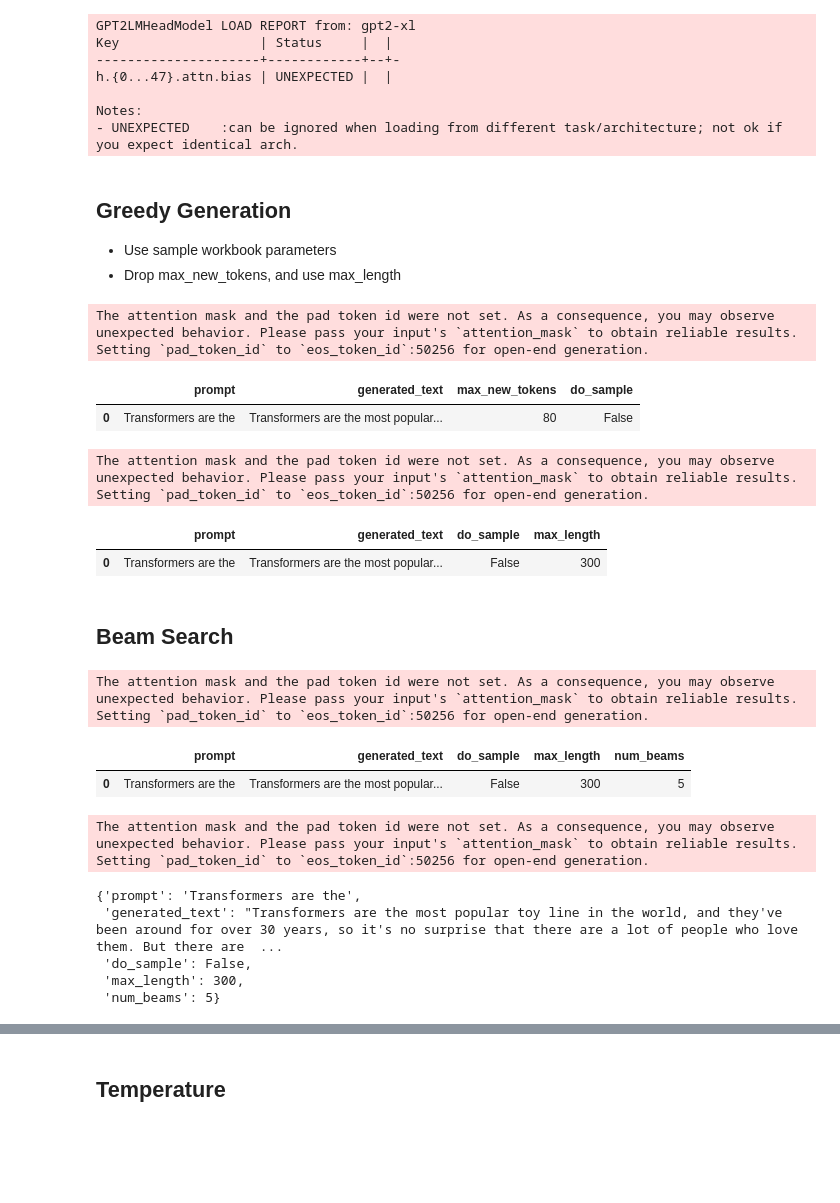
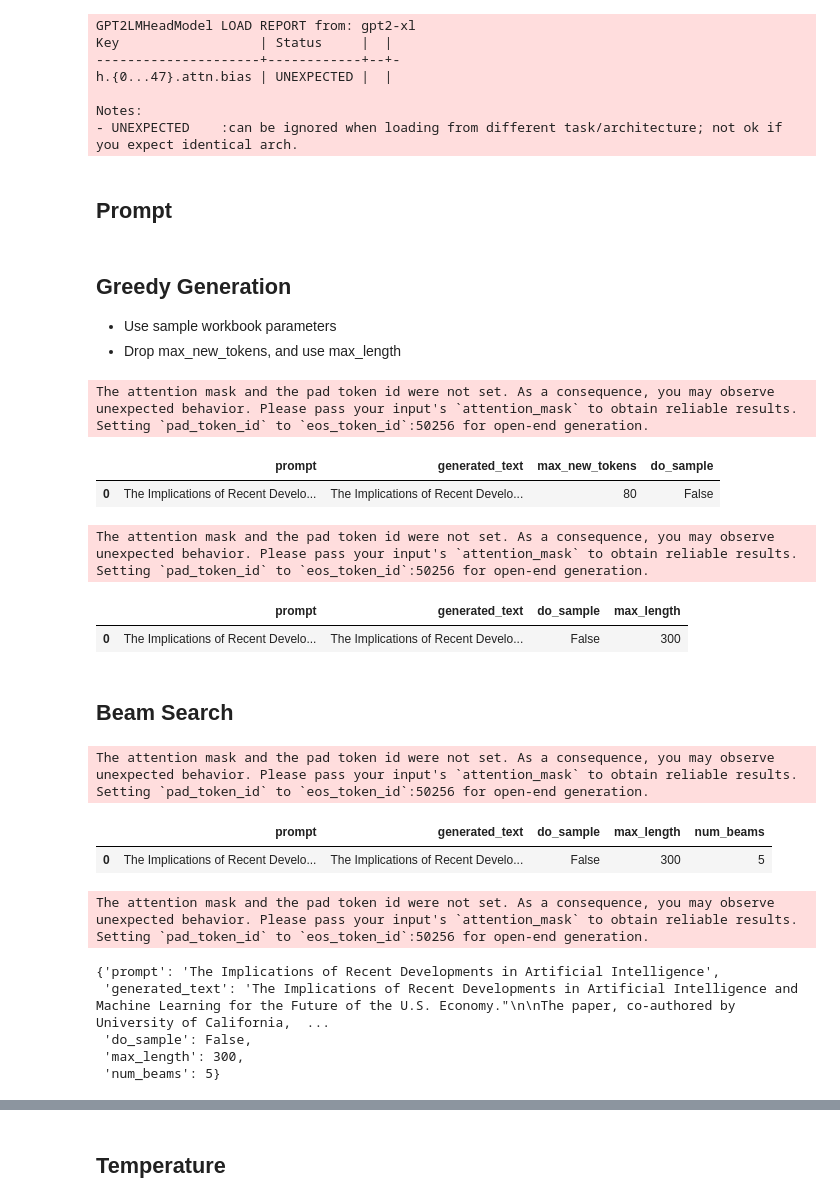
Before and after one commit to qaz73/MN5162, a Jupyter notebook: Section2/MN5162_Section2_Assignment_gorourke.ipynb, the cells around one changed output, grey strips where cells are left out. Cells and saved outputs as stored; diff of their text form; code cells hidden in the pictures; blank space fills up the shorter version.

```diff
--- a/Section2/MN5162_Section2_Assignment_gorourke.ipynb
+++ b/Section2/MN5162_Section2_Assignment_gorourke.ipynb
@@ -78,25 +80,27 @@ def generate_text(tokenizer,model,device, prompt,  **text_gen_kwargs):
     generated_text = tokenizer.decode(output[0])
 
     return { "prompt": prompt,"generated_text": generated_text, **text_gen_kwargs}
+# %% [markdown]
+## Prompt
+# %%
+input_text = "The Implications of Recent Developments in Artificial Intelligence"
 # %% [markdown]
 ## Greedy Generation
 - Use sample workbook parameters
 - Drop max_new_tokens, and use max_length
 # %%
-pd.set_option('display.max_colwidth', 1000)
-input_text = "Transformers are the"
 
 args = {"max_new_tokens" : 80, "do_sample":False}
 
 result = generate_text(tokenizer,model, device,input_text, **args)
 
 result_df = pd.DataFrame([result])
 display (result_df)
 # %% [output]
 The attention mask and the pad token id were not set. As a consequence, you may observe unexpected behavior. Please pass your input's `attention_mask` to obtain reliable results.
 Setting `pad_token_id` to `eos_token_id`:50256 for open-end generation.
 |  | prompt | generated_text | max_new_tokens | do_sample |
-| 0 | Transformers are the | Transformers are the most popular... | 80 | False |
+| 0 | The Implications of Recent Develo... | The Implications of Recent Develo... | 80 | False |
 # %%
 
 args = {"do_sample":False, "max_length":  300}
@@ -110,7 +114,7 @@ display (result_df)
 The attention mask and the pad token id were not set. As a consequence, you may observe unexpected behavior. Please pass your input's `attention_mask` to obtain reliable results.
 Setting `pad_token_id` to `eos_token_id`:50256 for open-end generation.
 |  | prompt | generated_text | do_sample | max_length |
-| 0 | Transformers are the | Transformers are the most popular... | False | 300 |
+| 0 | The Implications of Recent Develo... | The Implications of Recent Develo... | False | 300 |
 # %% [markdown]
 ## Beam Search
 # %%
@@ -127,11 +131,11 @@ generate_text(tokenizer,model, device,input_text,**args )
 The attention mask and the pad token id were not set. As a consequence, you may observe unexpected behavior. Please pass your input's `attention_mask` to obtain reliable results.
 Setting `pad_token_id` to `eos_token_id`:50256 for open-end generation.
 |  | prompt | generated_text | do_sample | max_length | num_beams |
-| 0 | Transformers are the | Transformers are the most popular... | False | 300 | 5 |
+| 0 | The Implications of Recent Develo... | The Implications of Recent Develo... | False | 300 | 5 |
 The attention mask and the pad token id were not set. As a consequence, you may observe unexpected behavior. Please pass your input's `attention_mask` to obtain reliable results.
 Setting `pad_token_id` to `eos_token_id`:50256 for open-end generation.
-{'prompt': 'Transformers are the',
- 'generated_text': "Transformers are the most popular toy line in the world, and they've been around for over 30 years, so it's no surprise that there are a lot of people who love them. But there are  ...
+{'prompt': 'The Implications of Recent Developments in Artificial Intelligence',
+ 'generated_text': 'The Implications of Recent Developments in Artificial Intelligence and Machine Learning for the Future of the U.S. Economy."\n\nThe paper, co-authored by University of California,  ...
  'do_sample': False,
  'max_length': 300,
  'num_beams': 5}
```
Also changed, not shown: parts of 5 cells of this notebook.
